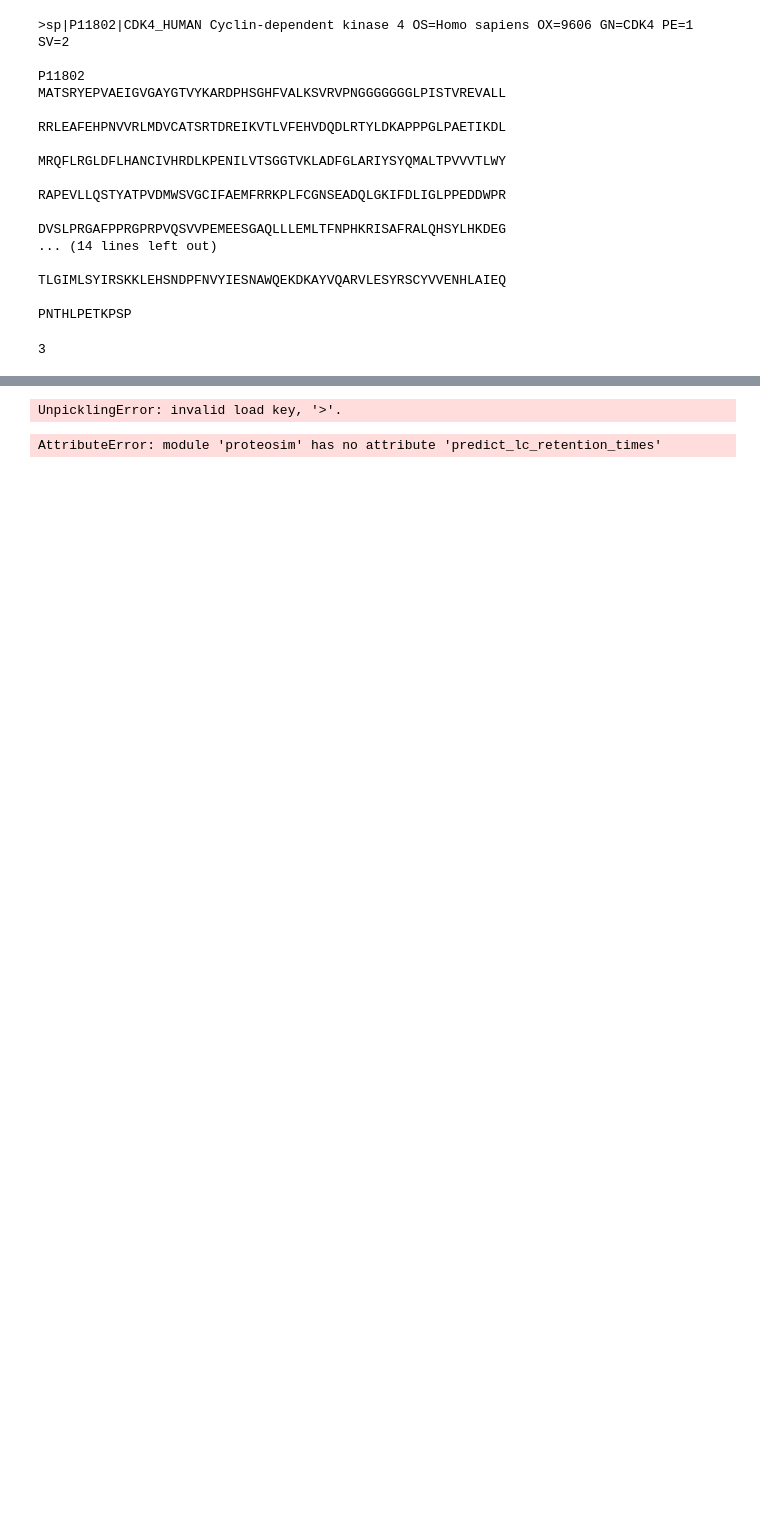
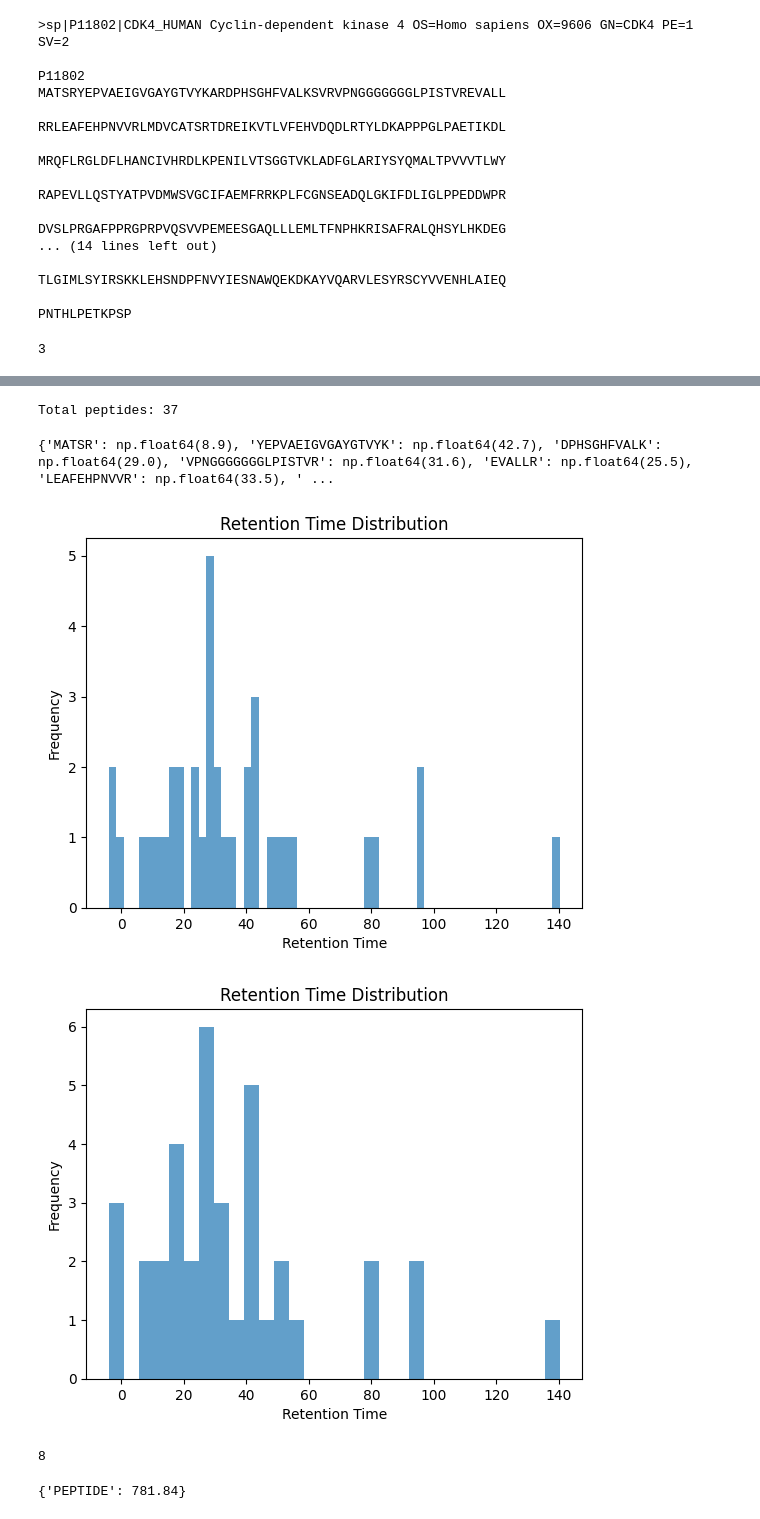
Before and after one commit to Pauline183/proteosim-, a Jupyter notebook: ms_experiment_final.ipynb, the cells around one changed output, grey strips where cells are left out. Saved outputs shown, nothing was run; the diff lists cells and outputs as text; code cells hidden in the pictures; blank space fills up the shorter version.

```diff
--- a/ms_experiment_final.ipynb
+++ b/ms_experiment_final.ipynb
@@ -46,7 +85,7 @@ ps.compute_sequence_coverage(prot_seq, peps)
 # %%
 import pickle
 
-pickle_path =  'results/digested_peptides_map.pkl'
+pickle_path =  '/Users/paulinekipp/Documents/GitHub/advanced-python_course/results/digested_peptides_map.pkl'
 with open(pickle_path, 'rb') as handle:
     digested_peptides_map = pickle.load(handle)
 
@@ -54,11 +93,33 @@ len(digested_peptides_map)
 pooled_peptides = [pep for peplist in digested_peptides_map.values() for pep in peplist]
 print(f'Total peptides: {len(pooled_peptides)}')
 # %% [output]
-UnpicklingError: invalid load key, '>'.
+Total peptides: 37
 # %%
 rt_map = ps.predict_lc_retention_times(pooled_peptides)
 
 rt_map
 print(rt_map)
 # %% [output]
-AttributeError: module 'proteosim' has no attribute 'predict_lc_retention_times'
+{'MATSR': np.float64(8.9), 'YEPVAEIGVGAYGTVYK': np.float64(42.7), 'DPHSGHFVALK': np.float64(29.0), 'VPNGGGGGGGLPISTVR': np.float64(31.6), 'EVALLR': np.float64(25.5), 'LEAFEHPNVVR': np.float64(33.5), ' ...
+# %%
+retention_time = ps.predict_lc_retention_times(rt_map)
+ps.plot_retention_time(retention_time.values(), resolution=60)
+ps.plot_retention_time(retention_time.values(), resolution=30)
+# %% [output]
+[figure, added]
+[figure, added]
+# %%
+
+select_peps = ps.select_retention_time_window(
+    peptide_rt_map=rt_map,
+    lower_ret_time=0,
+    upper_ret_time=20,
+)
+
+len(select_peps)
+# %% [output]
+8
+# %%
+ps.calculate_mol_mass('PEPTIDE', ps.amino_acid_mass_dalton)
+# %% [output]
+{'PEPTIDE': 781.84}
```
Also changed, not shown: parts of 11 cells of this notebook.
